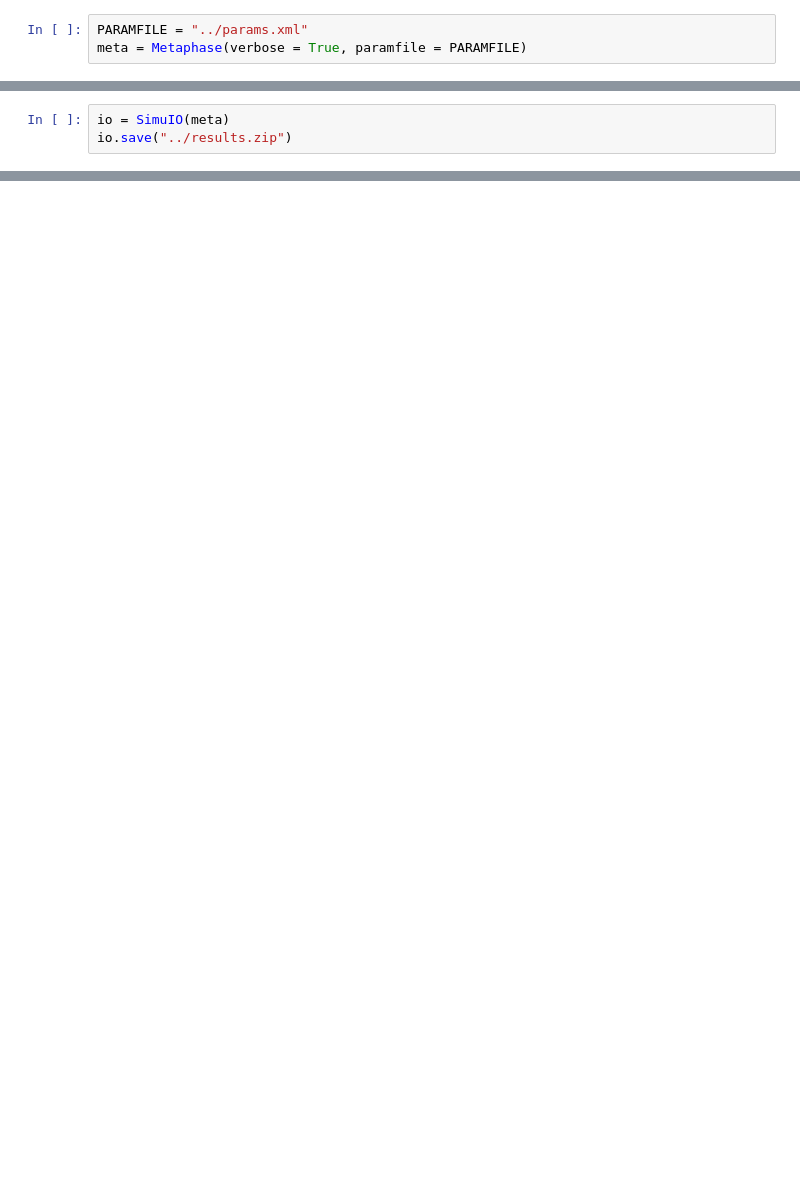
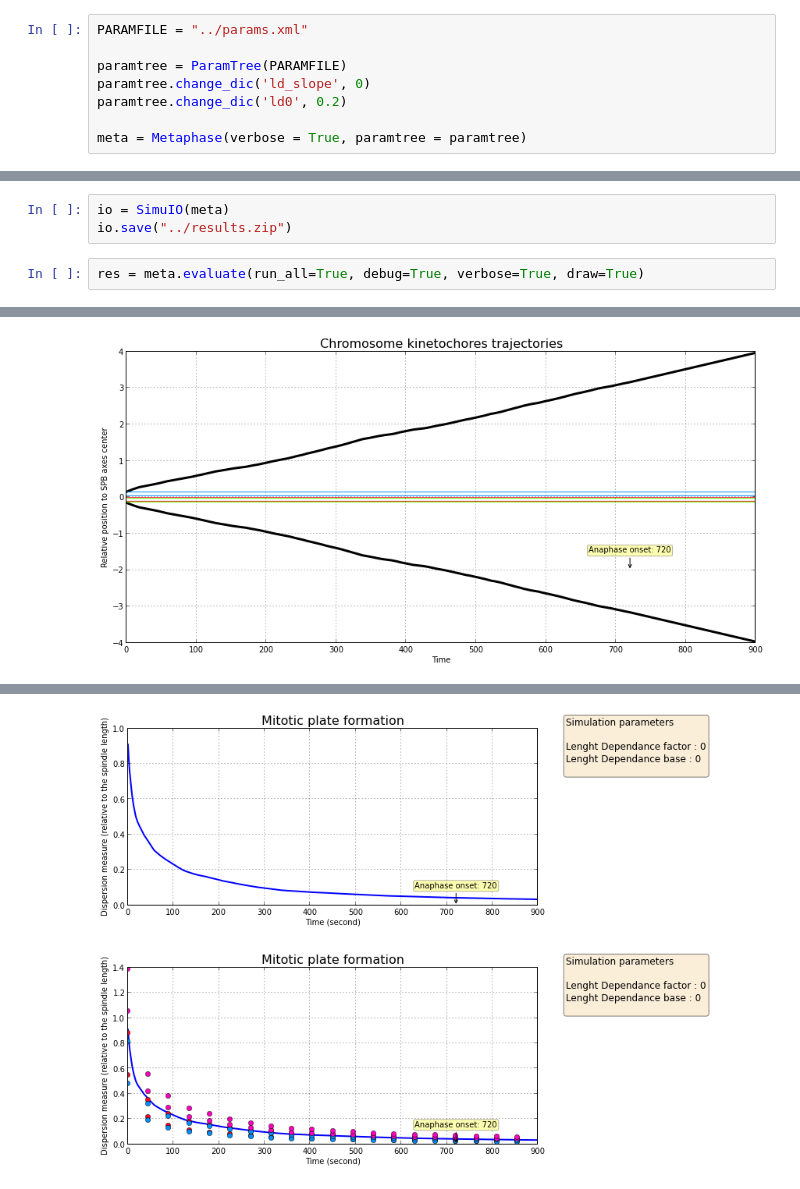
Before and after one commit to glyg/Kinetochore-segregation, a Jupyter notebook: scripts/notebooks/main.ipynb, the cells around one changed output, grey strips where cells are left out. Cells and saved outputs as stored; diff of their text form; blank space fills up the shorter version.

```diff
--- a/scripts/notebooks/main.ipynb
+++ b/scripts/notebooks/main.ipynb
@@ -8,4 +10,9 @@ from kt_simul.draw import Drawer
 # %%
 PARAMFILE = "../params.xml"
-meta = Metaphase(verbose = True, paramfile = PARAMFILE)
+
+paramtree = ParamTree(PARAMFILE)
+paramtree.change_dic('ld_slope', 0)
+paramtree.change_dic('ld0', 0.2)
+
+meta = Metaphase(verbose = True, paramtree = paramtree)
 # %% [output]
@@ -20,3 +27,6 @@ meta.simul()
 # %%
 io = SimuIO(meta)
 io.save("../results.zip")
+# %%
+res = meta.evaluate(run_all=True, debug=True, verbose=True, draw=True)
+# %% [output]
@@ -22,0 +35 @@ io.save("../results.zip")
+[figure, added]
@@ -22,0 +38,2 @@ io.save("../results.zip")
+[figure, added]
+[figure, added]
```
Also changed, not shown: parts of 4 cells of this notebook, 10 other files.
